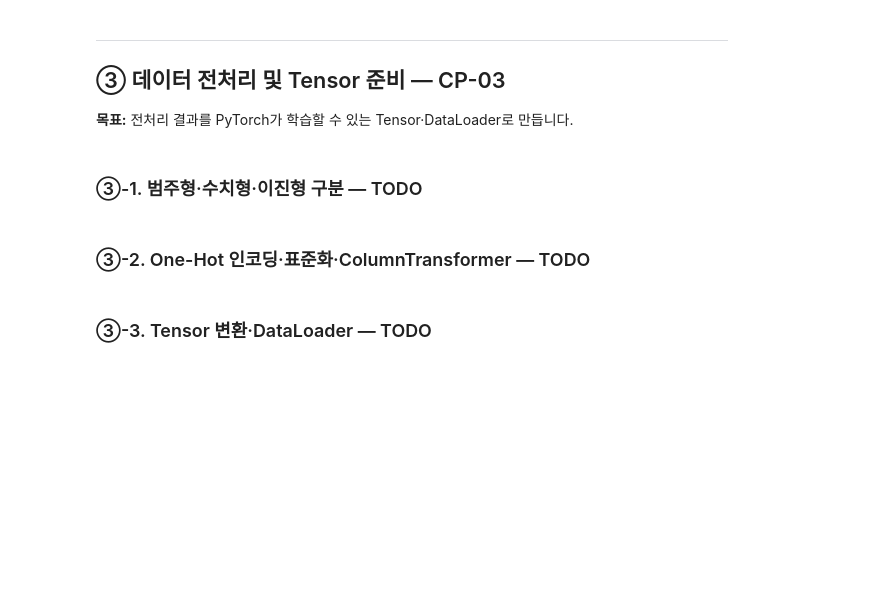
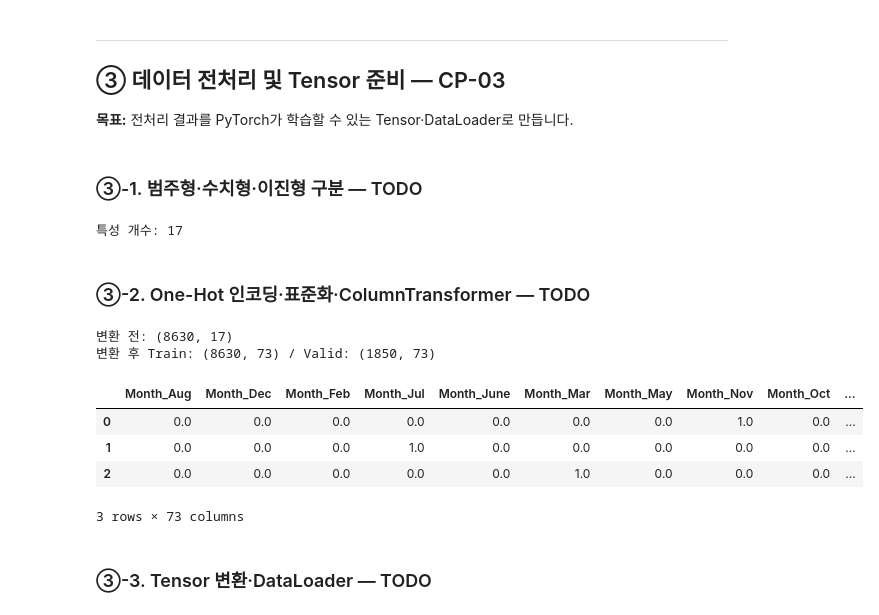
Before and after one commit to iremys/ai-mini-projects, a Jupyter notebook: mini-project-01/code/02_classification_online_shopping.ipynb, the cells around one changed output. Cells and saved outputs as stored; diff of their text form; code cells hidden in the pictures; blank space fills up the shorter version.

```diff
--- a/mini-project-01/code/02_classification_online_shopping.ipynb
+++ b/mini-project-01/code/02_classification_online_shopping.ipynb
@@ -448,20 +448,32 @@ display(median_by_class.round(3))
 # 범주형: Month, OperatingSystems, Browser, Region, TrafficType, VisitorType
 # 수치형: 페이지 횟수·체류시간, BounceRates, ExitRates, PageValues, SpecialDay
 # 이진형: Weekend
+
+# 범주형: 방문월(Month), 운영체제(OperatingSystems), 브라우저(Browser), 지역(Region), 유입경로(TrafficType), 방문자유형(VisitorType)
 categorical_features = [
-    # 범주형 컬럼 이름
+    'Month', 'OperatingSystems', 'Browser', 'Region', 'TrafficType', 'VisitorType'
 ]
+
+# 수치형: 페이지 방문 횟수 및 체류 시간(Administrative, Informational, ProductRelated 및 각 Duration),
+# 이탈률(BounceRates), 종료율(ExitRates), 페이지가치(PageValues), 특별한날(SpecialDay)
 numeric_features = [
-    # 수치형 컬럼 이름
+    'Administrative', 'Administrative_Duration',
+    'Informational', 'Informational_Duration',
+    'ProductRelated', 'ProductRelated_Duration',
+    'BounceRates', 'ExitRates', 'PageValues', 'SpecialDay'
 ]
+
+# 이진형: 주말여부(Weekend)
 binary_features = [
-    # 이진형 컬럼 이름
+    'Weekend'
 ]
 
 # [공통] 컬럼 목록 검사
 assert set(categorical_features + numeric_features + binary_features) == set(FEATURES)
 assert len(categorical_features + numeric_features + binary_features) == len(FEATURES)
 print("특성 개수:", len(FEATURES))
+# %% [output]
+특성 개수: 17
 # %% [markdown]
 ### ③-2. One-Hot 인코딩·표준화·ColumnTransformer — TODO
 # %%
@@ -473,21 +485,58 @@ def make_preprocessor():
     # TODO 3-2. 범주형 OneHotEncoder, 수치형 StandardScaler,
     # 이진형 passthrough를 ColumnTransformer로 결합합니다.
     # OneHotEncoder(handle_unknown="ignore", sparse_output=False)
-    return ...
+
+    #  - 범주형: OneHotEncoder  (종류별 0/1 컬럼으로 펼침)
+    #  - 수치형: StandardScaler (평균 0, 표준편차 1로 맞춤)
+    #  - 이진형: passthrough    (변환 없이 그대로 사용)
+
+    return ColumnTransformer(
+        transformers=[
+            # 범주형(6개): Month, OperatingSystems, Browser, Region, TrafficType, VisitorType
+            # - 크기가 아니라 '종류'를 나타내는 값이라 종류별 0/1 컬럼으로 펼침
+            # - handle_unknown="ignore": Train에 없던 값이 Validation/Test에 나와도 에러 없이 모두 0으로 처리
+            # - sparse_output=False: 희소행렬이 아니라 일반 배열로 반환
+            ('cat', OneHotEncoder(handle_unknown="ignore", sparse_output=False), categorical_features),
+
+            # 수치형(10개): 페이지 방문수/체류시간, BounceRates, ExitRates, PageValues, SpecialDay
+            # - 컬럼마다 값의 범위가 크게 달라(예: 체류시간은 수만, 비율은 0~0.2) 평균 0, 표준편차 1로 맞춤
+            ('num', StandardScaler(), numeric_features),
+
+            # 이진형(1개): Weekend
+            # - 이미 True/False 두 값이라 변환 없이 그대로 통과
+            ('bin', 'passthrough', binary_features)
+        ]
+    )
 
 
 preprocessor = make_preprocessor()
 
 # TODO 3-3. Train으로 전처리를 학습하고 Validation에 동일한 변환을 적용합니다.
 # 힌트: fit_transform(), transform(), np.asarray(..., dtype=np.float32)
-Xt_train = ...
-Xt_valid = ...
+Xt_train = np.asarray(preprocessor.fit_transform(X_train), dtype=np.float32)
+Xt_valid = np.asarray(preprocessor.transform(X_valid), dtype=np.float32)
 
 # [공통] Shape와 유한값 검사
 print("변환 전:", X_train.shape)
 print("변환 후 Train:", Xt_train.shape, "/ Valid:", Xt_valid.shape)
 assert Xt_train.shape[1] == Xt_valid.shape[1]
 assert np.isfinite(Xt_train).all() and np.isfinite(Xt_valid).all()
+# %% [output]
+변환 전: (8630, 17)
+변환 후 Train: (8630, 73) / Valid: (1850, 73)
+# %%
+# 늘어난 컬럼 확인용 코드
+
+cat_names = preprocessor.named_transformers_["cat"].get_feature_names_out(categorical_features)
+all_names = list(cat_names) + numeric_features + binary_features
+
+display(pd.DataFrame(Xt_train, columns=all_names).head(3))
+# %% [output]
+|  | Month_Aug | Month_Dec | Month_Feb | Month_Jul | Month_June | Month_Mar | Month_May | Month_Nov | Month_Oct | ... |
+| 0 | 0.0 | 0.0 | 0.0 | 0.0 | 0.0 | 0.0 | 0.0 | 1.0 | 0.0 | ... |
+| 1 | 0.0 | 0.0 | 0.0 | 1.0 | 0.0 | 0.0 | 0.0 | 0.0 | 0.0 | ... |
+| 2 | 0.0 | 0.0 | 0.0 | 0.0 | 0.0 | 1.0 | 0.0 | 0.0 | 0.0 | ... |
+3 rows × 73 columns
 # %% [markdown]
 ### ③-3. Tensor 변환·DataLoader — TODO
 # %%
```
Also changed, not shown: parts of 2 cells of this notebook, 1 other file.
